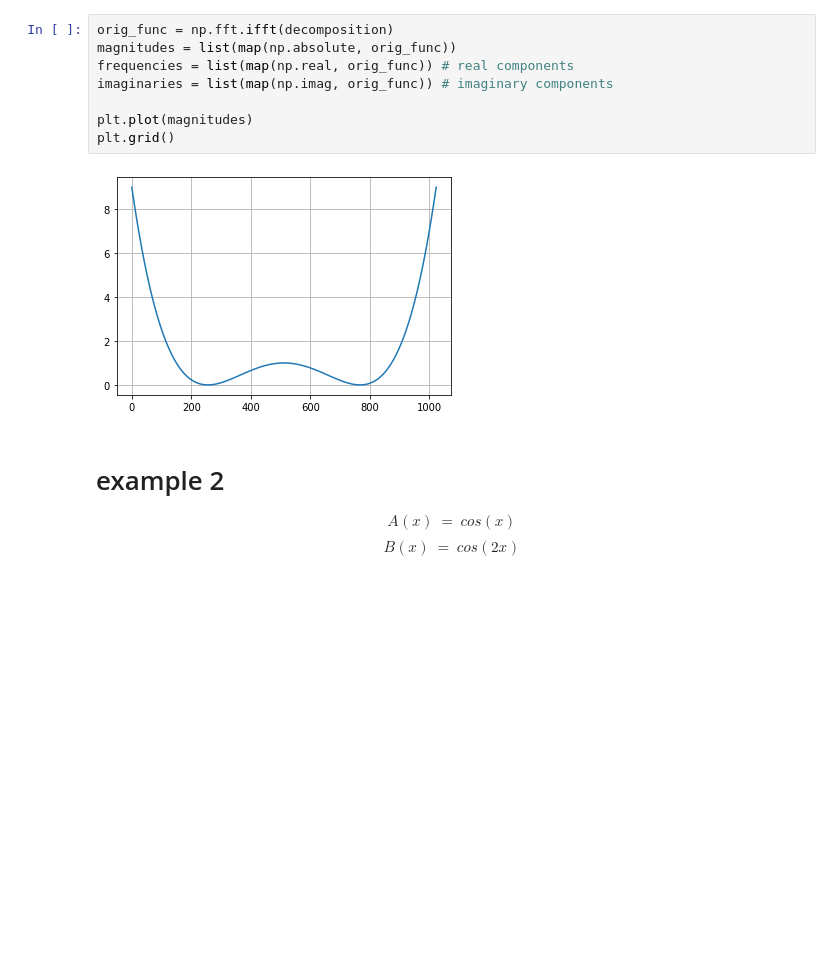
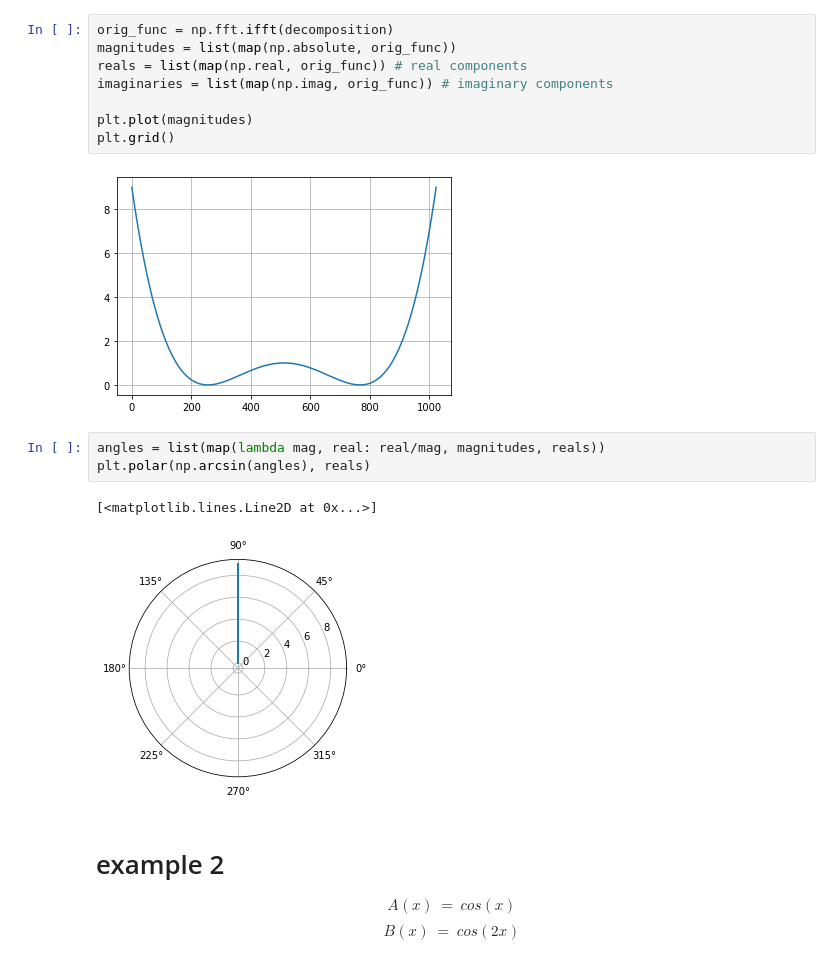
Before and after one commit to shervinrad100/Python-Projects, a Jupyter notebook: Chemical Engineering/Fast Fourier Transform.ipynb, the cells around one changed output. Saved outputs shown, nothing was run; the diff lists cells and outputs as text; blank space fills up the shorter version.

```diff
--- a/Chemical Engineering/Fast Fourier Transform.ipynb
+++ b/Chemical Engineering/Fast Fourier Transform.ipynb
@@ -80,13 +80,19 @@ plt.xlim([0,20])
 # %%
 orig_func = np.fft.ifft(decomposition)
 magnitudes = list(map(np.absolute, orig_func))
-frequencies = list(map(np.real, orig_func)) # real components
+reals = list(map(np.real, orig_func)) # real components
 imaginaries = list(map(np.imag, orig_func)) # imaginary components
 
 plt.plot(magnitudes)
 plt.grid()
 # %% [output]
 [figure]
+# %%
+angles = list(map(lambda mag, real: real/mag, magnitudes, reals))
+plt.polar(np.arcsin(angles), reals)
+# %% [output]
+[<matplotlib.lines.Line2D at 0x...>]
+[figure, added]
 # %% [markdown]
 # example 2
 $$ A(x) \ = \ cos(x)$$
```
Also changed, not shown: 7 other files.
